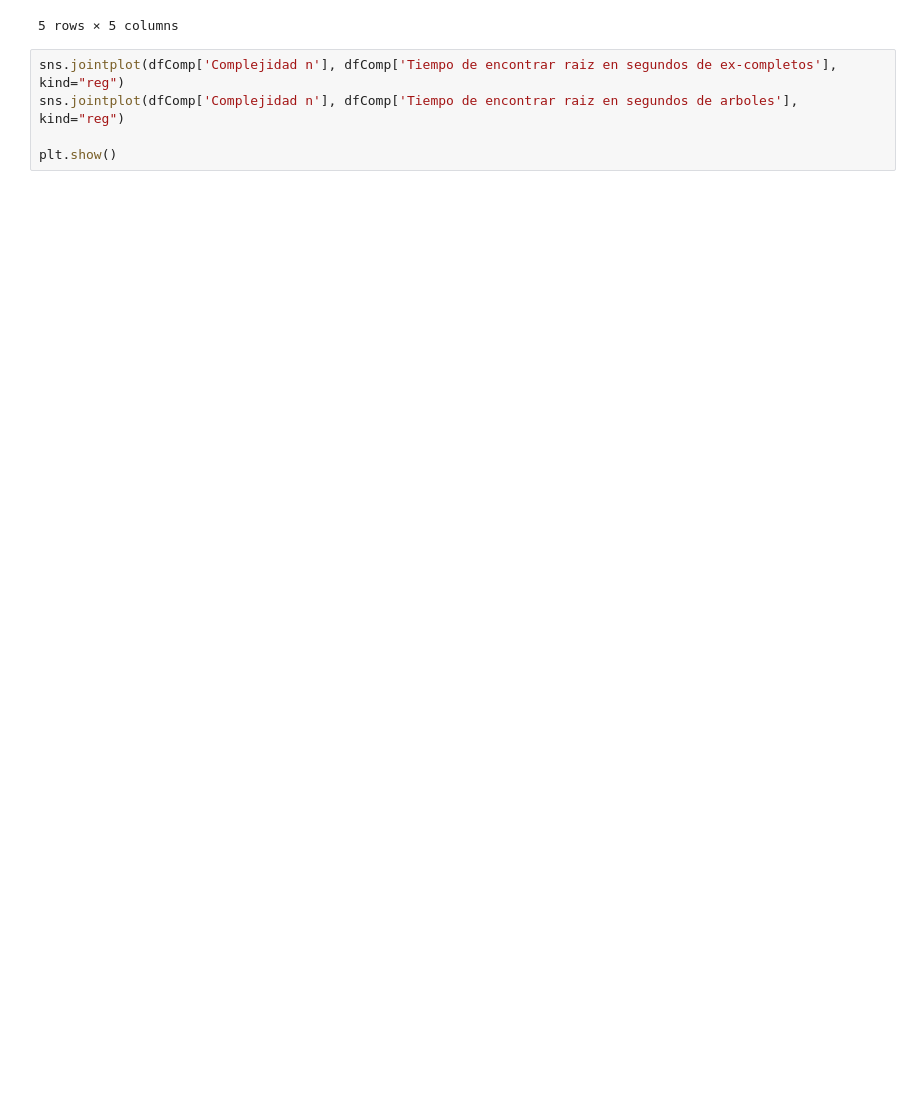
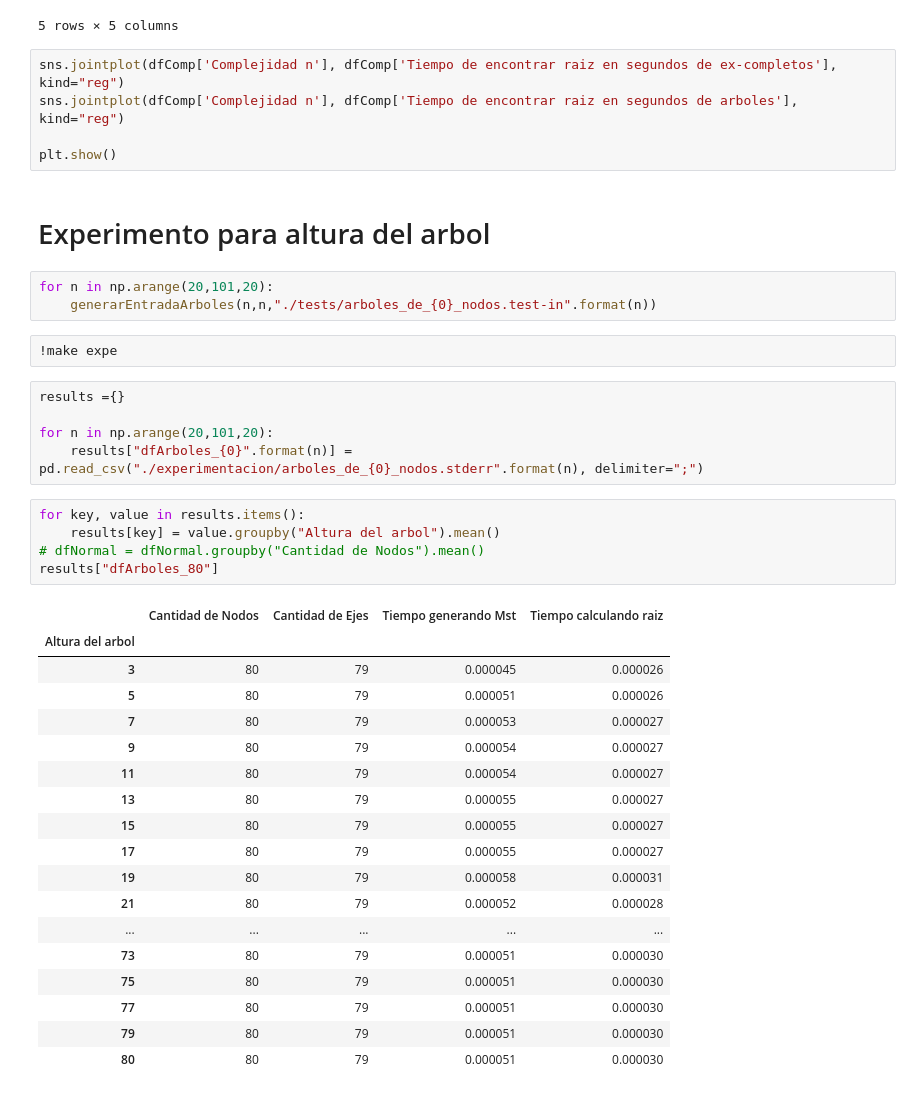
Before and after one commit to cat-j/startup2-algo3, a Jupyter notebook: ej2/generador_de_tests.ipynb, the cells around one changed output. Drawn from its saved outputs; the diff is of its cells as text; blank space fills up the shorter version.

```diff
--- a/ej2/generador_de_tests.ipynb
+++ b/ej2/generador_de_tests.ipynb
@@ -237,3 +237,39 @@ sns.jointplot(dfComp['Complejidad n'], dfComp['Tiempo de encontrar raiz en segun
 sns.jointplot(dfComp['Complejidad n'], dfComp['Tiempo de encontrar raiz en segundos de arboles'], kind="reg")
 
 plt.show()
+# %% [markdown]
+# Experimento para altura del arbol
+# %%
+for n in np.arange(20,101,20):
+    generarEntradaArboles(n,n,"./tests/arboles_de_{0}_nodos.test-in".format(n))
+# %%
+!make expe
+# %%
+results ={}
+
+for n in np.arange(20,101,20):
+    results["dfArboles_{0}".format(n)] = pd.read_csv("./experimentacion/arboles_de_{0}_nodos.stderr".format(n), delimiter=";")
+# %%
+for key, value in results.items():
+    results[key] = value.groupby("Altura del arbol").mean()
+# dfNormal = dfNormal.groupby("Cantidad de Nodos").mean()
+results["dfArboles_80"]
+# %% [output]
+|  | Cantidad de Nodos | Cantidad de Ejes | Tiempo generando Mst | Tiempo calculando raiz |
+| Altura del arbol |  |  |  |  |
+| 3 | 80 | 79 | 0.000045 | 0.000026 |
+| 5 | 80 | 79 | 0.000051 | 0.000026 |
+| 7 | 80 | 79 | 0.000053 | 0.000027 |
+| 9 | 80 | 79 | 0.000054 | 0.000027 |
+| 11 | 80 | 79 | 0.000054 | 0.000027 |
+| 13 | 80 | 79 | 0.000055 | 0.000027 |
+| 15 | 80 | 79 | 0.000055 | 0.000027 |
+| 17 | 80 | 79 | 0.000055 | 0.000027 |
+| 19 | 80 | 79 | 0.000058 | 0.000031 |
+| 21 | 80 | 79 | 0.000052 | 0.000028 |
+| ... | ... | ... | ... | ... |
+| 73 | 80 | 79 | 0.000051 | 0.000030 |
+| 75 | 80 | 79 | 0.000051 | 0.000030 |
+| 77 | 80 | 79 | 0.000051 | 0.000030 |
+| 79 | 80 | 79 | 0.000051 | 0.000030 |
+| 80 | 80 | 79 | 0.000051 | 0.000030 |
```
Also changed, not shown: parts of 1 cell of this notebook, 29 other files.
